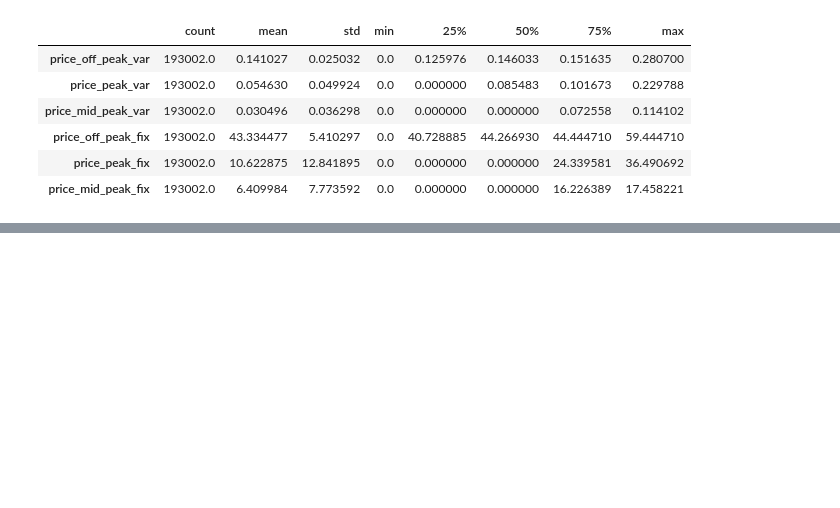
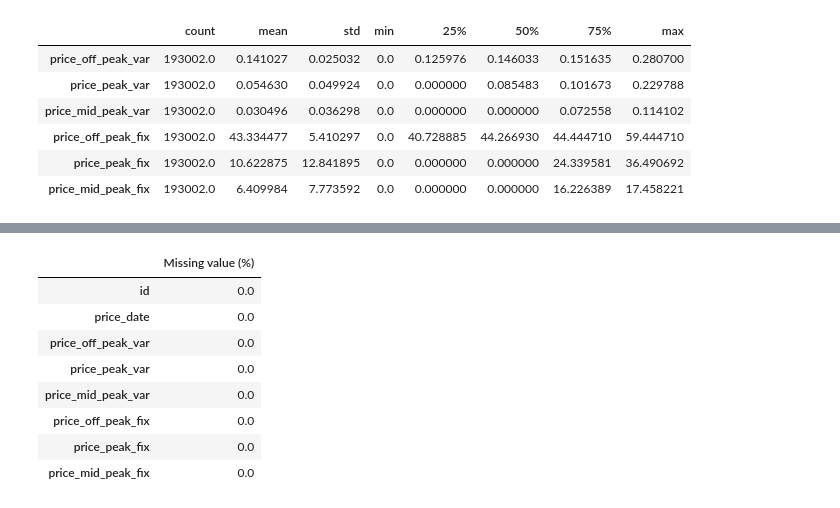
Before and after one commit to SurekhaBerlin/BCGX-Data-Science-Internship, a Jupyter notebook: BCGX_Data_Science_project.ipynb, the cells around one changed output, grey strips where cells are left out. Cells and saved outputs as stored; diff of their text form; code cells hidden in the pictures; blank space fills up the shorter version.

```diff
--- a/BCGX_Data_Science_project.ipynb
+++ b/BCGX_Data_Science_project.ipynb
@@ -124,0 +162,2 @@ price_df.describe().T
+# %%
+price_df["price_date"] = pd.to_datetime(price_df["price_date"])
@@ -124,0 +205,12 @@ price_df.describe().T
+# %%
+pd.DataFrame({"Missing value (%)": price_df.isnull().sum()/len(price_df.index)*100})
+# %% [output]
+|  | Missing value (%) |
+| id | 0.0 |
+| price_date | 0.0 |
+| price_off_peak_var | 0.0 |
+| price_peak_var | 0.0 |
+| price_mid_peak_var | 0.0 |
+| price_off_peak_fix | 0.0 |
+| price_peak_fix | 0.0 |
+| price_mid_peak_fix | 0.0 |
```
Also changed, not shown: parts of 17 cells of this notebook.
